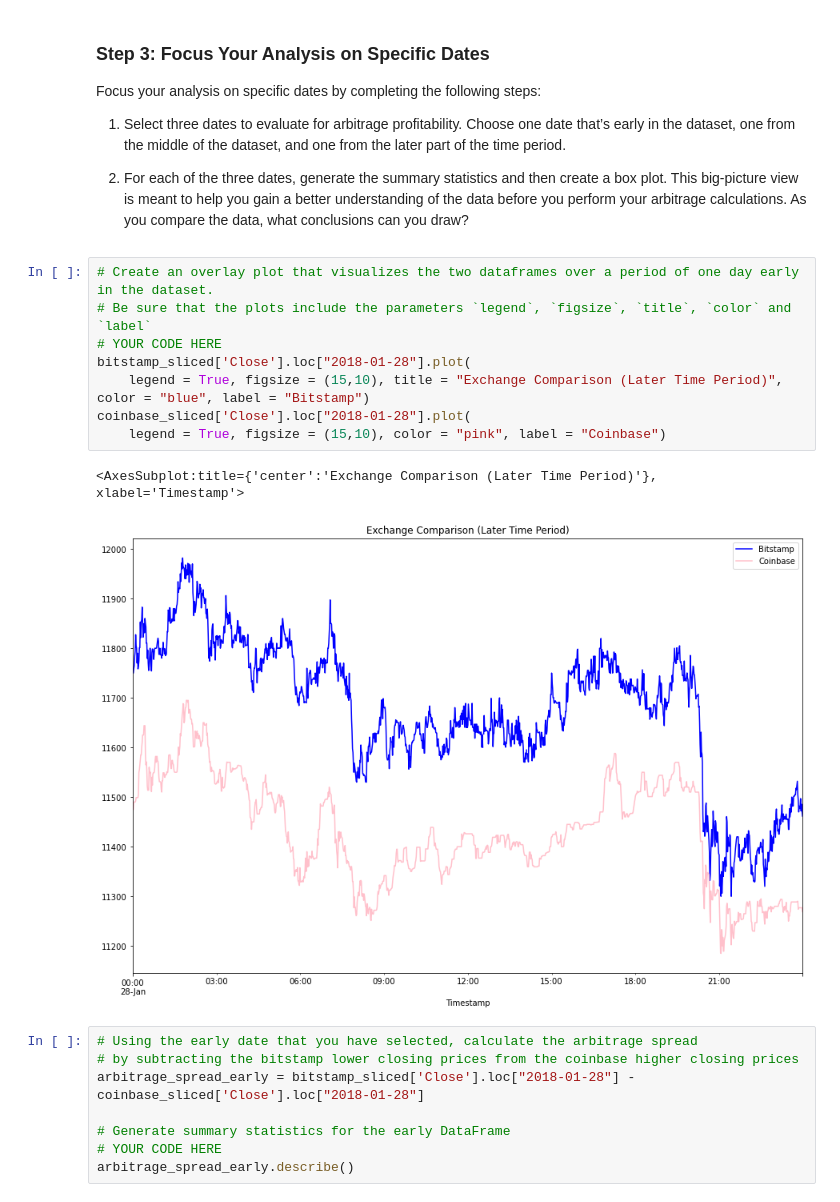
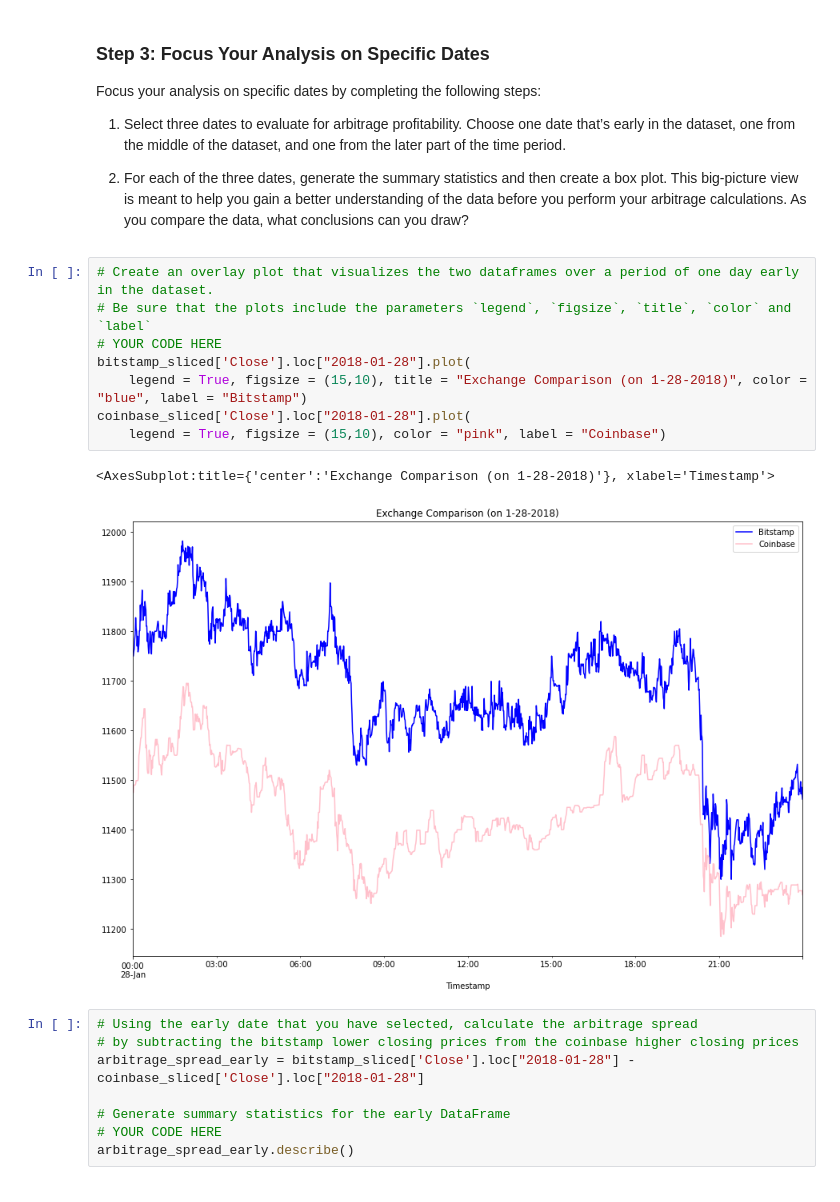
Before and after one commit to shashageek/crypto_arbitrage, a Jupyter notebook: crypto_arbitrage.ipynb, the cells around one changed output. Cells and saved outputs as stored; diff of their text form.

```diff
--- a/crypto_arbitrage.ipynb
+++ b/crypto_arbitrage.ipynb
@@ -399,14 +399,14 @@ Focus your analysis on specific dates by completing the following steps:
 # %%
 # Create an overlay plot that visualizes the two dataframes over a period of one day early in the dataset.
 # Be sure that the plots include the parameters `legend`, `figsize`, `title`, `color` and `label`
 # YOUR CODE HERE
 bitstamp_sliced['Close'].loc["2018-01-28"].plot(
-    legend = True, figsize = (15,10), title = "Exchange Comparison (Later Time Period)", color = "blue", label = "Bitstamp")
+    legend = True, figsize = (15,10), title = "Exchange Comparison (on 1-28-2018)", color = "blue", label = "Bitstamp")
 coinbase_sliced['Close'].loc["2018-01-28"].plot(
     legend = True, figsize = (15,10), color = "pink", label = "Coinbase")
 # %% [output]
-<AxesSubplot:title={'center':'Exchange Comparison (Later Time Period)'}, xlabel='Timestamp'>
+<AxesSubplot:title={'center':'Exchange Comparison (on 1-28-2018)'}, xlabel='Timestamp'>
-[figure, old version]
+[figure, new version]
 # %%
 # Using the early date that you have selected, calculate the arbitrage spread
 # by subtracting the bitstamp lower closing prices from the coinbase higher closing prices
```
